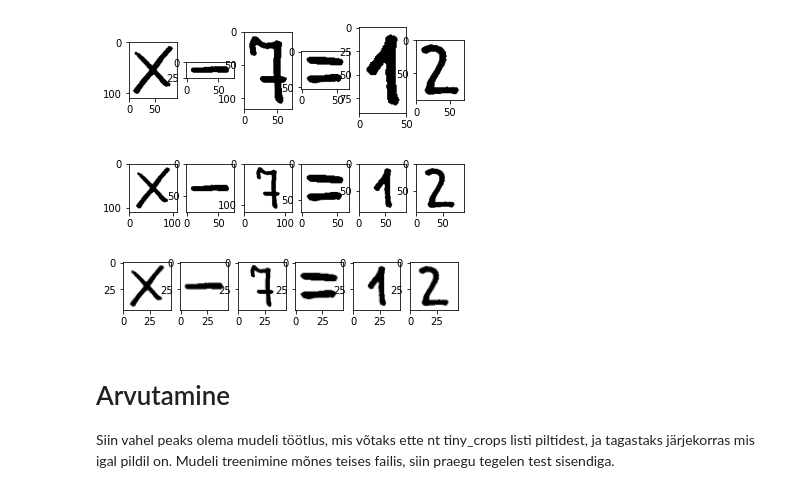
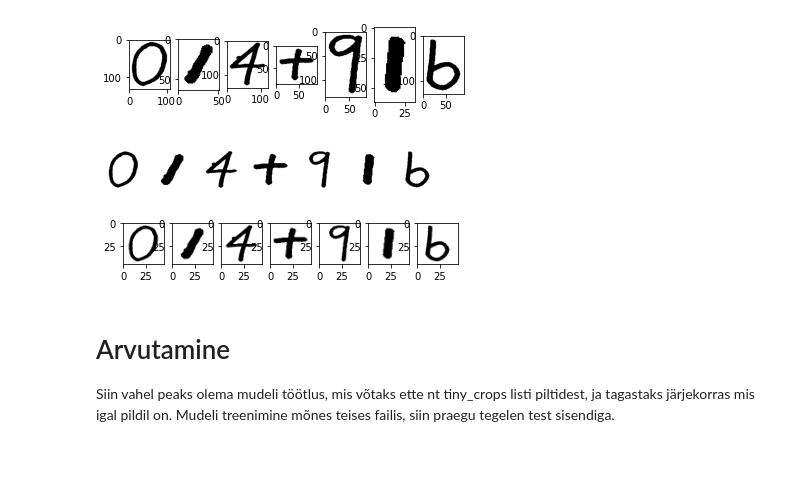
Before and after one commit to ilmaruduste/picture_calculator, a Jupyter notebook: tehte_tootlemine.ipynb, the cells around one changed output. Saved outputs shown, nothing was run; the diff lists cells and outputs as text; code cells hidden in the pictures; blank space fills up the shorter version.

```diff
--- a/tehte_tootlemine.ipynb
+++ b/tehte_tootlemine.ipynb
@@ -4,7 +4,7 @@ import matplotlib.pyplot as plt
 import numpy as np
 # %%
 #Loen sisse pildi, grayscale
-img = cv.imread('test_images/subtraction.jpg')
+img = cv.imread('test_images/bigger_decimals.png')
 img_gray = cv.cvtColor(img, cv.COLOR_BGR2GRAY)
 plt.imshow(img_gray, cmap='gray')
 # %% [output]
@@ -66,0 +62,21 @@ plt.imshow(boxed_img)
+# %%
+def remove_inside_boxes(boxes):
+    remove_boxes = []
+    for box_has_parent in boxes:
+        xc,yc,wc,hc = box_has_parent
+        for box_parent in boxes:
+            xp,yp,wp,hp = box_parent
+            if xc>=xp and yc>=yp and xp+wp>=xc+wc and yp+hp>=yc+hc and box_has_parent != box_parent:
+                remove_boxes.append(box_has_parent)
+    for box in remove_boxes:
+        boxes.remove(box)
+    return boxes
+# %%
+parent_boxes = remove_inside_boxes(joined_boxes)
+# %%
+boxed_img = img.copy()
+for box in parent_boxes:
+    x,y,w,h = box
+    boxed_img = cv.rectangle(boxed_img,(x,y),(x+w,y+h),(255,0,0),1)
+
+plt.imshow(boxed_img)
@@ -107,7 +145,7 @@ def get_crops(image, boxes, draw=False):
 # %%
 crops = get_crops(thresh, joined_boxes, True)
 # %% [output]
-[figure, old version]
+[figure, new version]
 # %%
 def draw_crops(crops, draw_axis='on'):
     for i, crop in enumerate(crops):
@@ -145,14 +183,14 @@ def make_square(image_list, square_size=None):
     return ruudud
 # %%
 crops = make_square(crops)
-draw_crops(crops)
+draw_crops(crops,"off")
 # %% [output]
-[figure, old version]
+[figure, new version]
 # %%
 tiny_crops = make_square(crops, 45)
 draw_crops(tiny_crops)
 # %% [output]
-[figure, old version]
+[figure, new version]
 # %% [markdown]
 # Arvutamine
 
```
Also changed, not shown: parts of 10 cells of this notebook.
